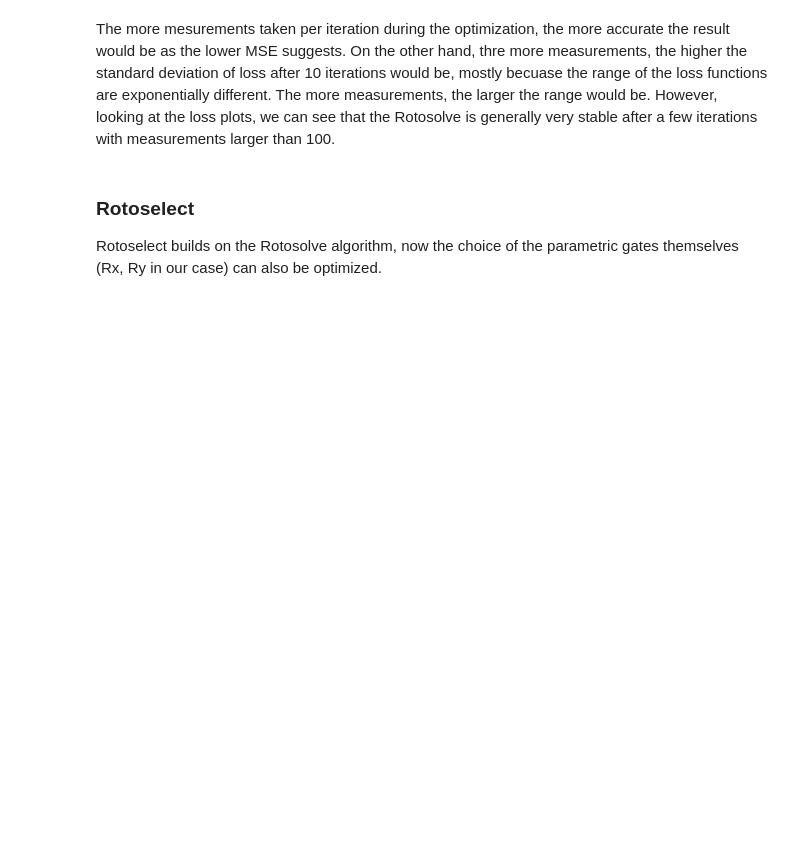
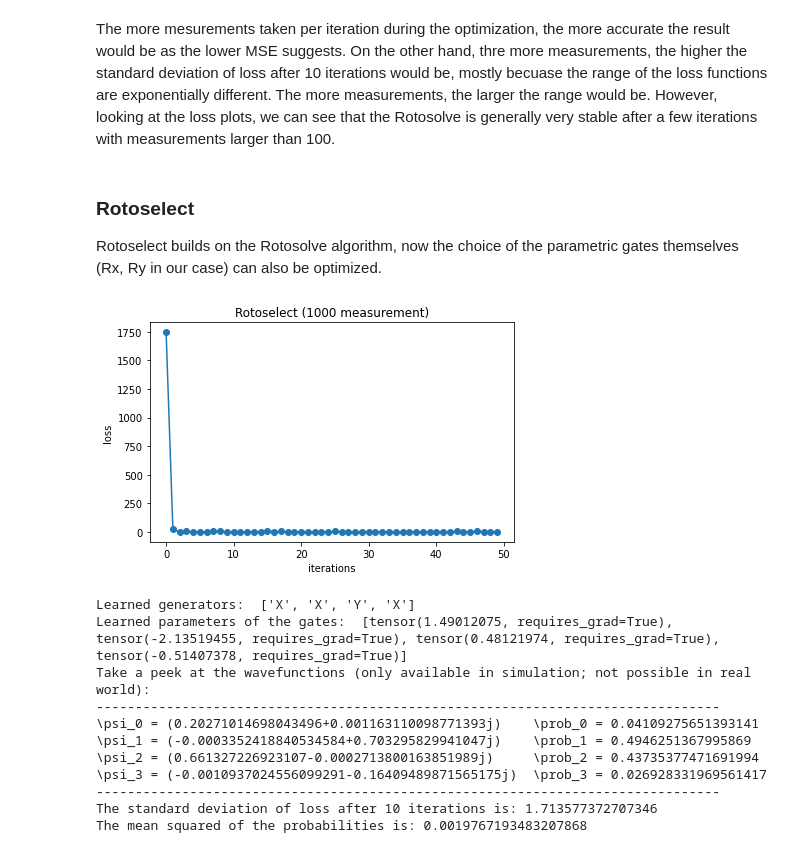
Before and after one commit to TDHTTTT/learn-bell, a Jupyter notebook: pennylane.ipynb, the cells around one changed output. Saved outputs shown, nothing was run; the diff lists cells and outputs as text; code cells hidden in the pictures; blank space fills up the shorter version.

```diff
--- a/pennylane.ipynb
+++ b/pennylane.ipynb
@@ -324,8 +324,10 @@ def cost_rsel(params, generators):
     #return np.abs(m[0] + m[1])
     return np.sum(np.abs(m[0] + m[1]))
 # %%
-def fit_select(init_params, n_steps, n_measurements=1000, dev=dev):
+def fit_select(n_steps, n_measurements=1000, dev=dev):
     dev.shots = n_measurements
+    # initial parameters are randomly chosen according to a normal curve
+    init_params = list(get_truncated_normal(0,1,-np.pi,np.pi).rvs(4))
     params_rsel = init_params.copy()
     costs_rsel = []
     generators = ["X", "Y", "Y", "X"]
@@ -337,0 +343,23 @@ def fit_select(init_params, n_steps, n_measurements=1000, dev=dev):
+# %%
+# 1000 measurement per step
+params_rsel, costs, generators = fit_select(50, 1000)
+plot_loss(50, costs, "Rotoselect (1000 measurement)")
+print("Learned generators: ", generators)
+print("Learned parameters of the gates: ", params_rsel)
+#m = circuit_rsel(params_rsel, generators)
+peek(dev)
+metricx_rsel = report_metric(costs, dev)
+metrics_rsel.append(metricx_rsel)
+# %% [output]
+[figure, added]
+Learned generators:  ['X', 'X', 'Y', 'X']
+Learned parameters of the gates:  [tensor(1.49012075, requires_grad=True), tensor(-2.13519455, requires_grad=True), tensor(0.48121974, requires_grad=True), tensor(-0.51407378, requires_grad=True)]
+Take a peek at the wavefunctions (only available in simulation; not possible in real world):
+--------------------------------------------------------------------------------
+\psi_0 = (0.20271014698043496+0.001163110098771393j)    \prob_0 = 0.04109275651393141
+\psi_1 = (-0.0003352418840534584+0.703295829941047j)    \prob_1 = 0.4946251367995869
+\psi_2 = (0.661327226923107-0.0002713800163851989j)     \prob_2 = 0.43735377471691994
+\psi_3 = (-0.0010937024556099291-0.16409489871565175j)  \prob_3 = 0.026928331969561417
+--------------------------------------------------------------------------------
+The standard deviation of loss after 10 iterations is: 1.713577372707346
+The mean squared of the probabilities is: 0.0019767193483207868
```
Also changed, not shown: parts of 17 cells of this notebook.
